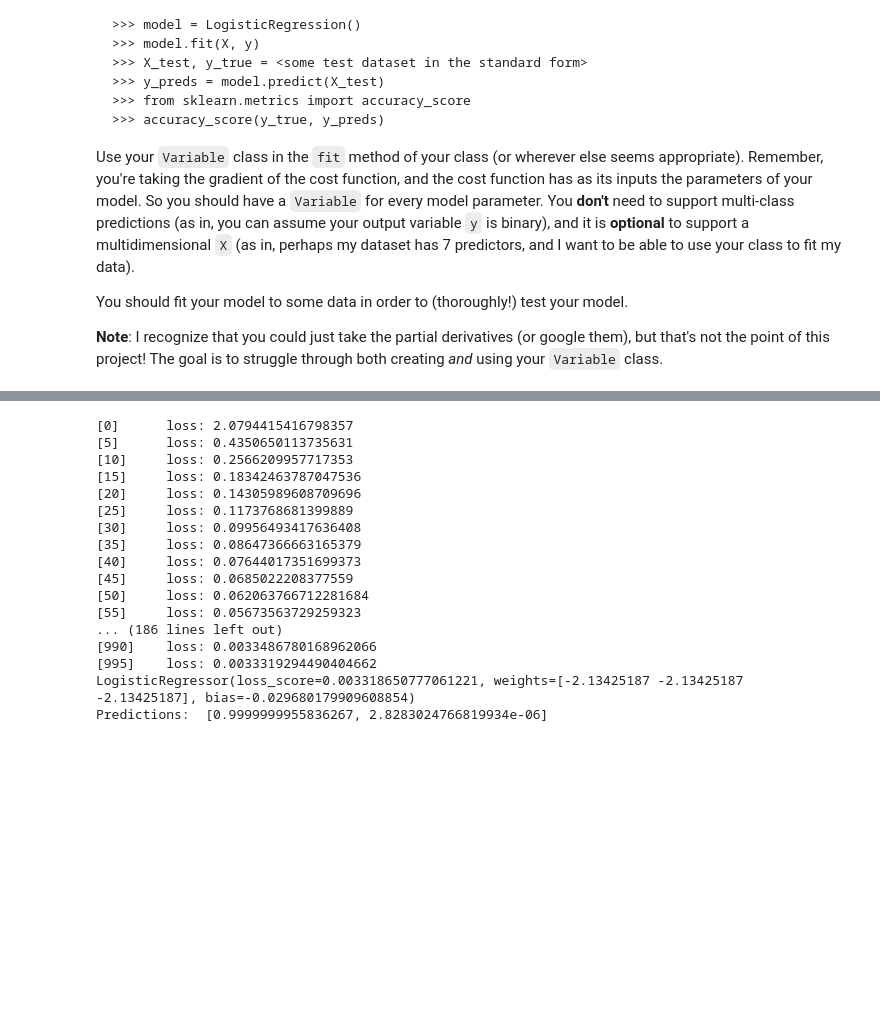
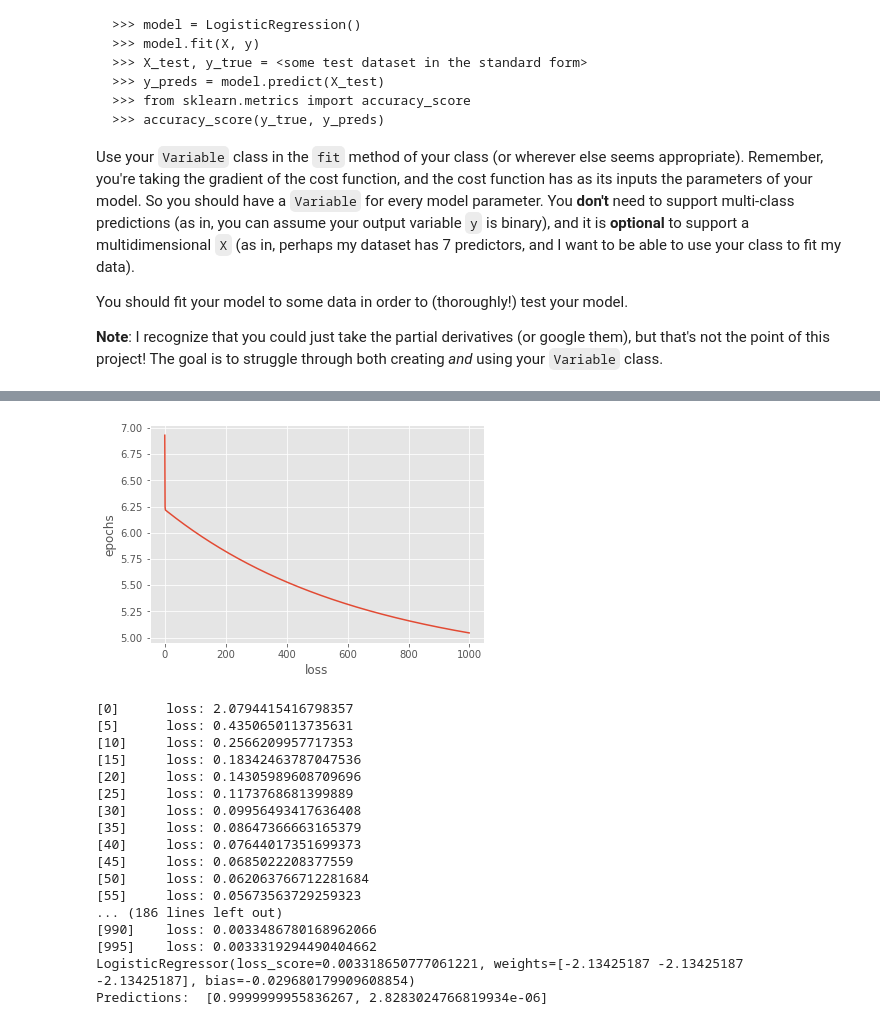
Before and after one commit to bharnav/CSC630-Machine-Learning, a Jupyter notebook: Gradients Project/project_gradients.ipynb, the cells around one changed output, grey strips where cells are left out. Saved outputs shown, nothing was run; the diff lists cells and outputs as text; code cells hidden in the pictures; blank space fills up the shorter version.

```diff
--- a/Gradients Project/project_gradients.ipynb
+++ b/Gradients Project/project_gradients.ipynb
@@ -451,7 +456,8 @@ from variable import Variable
 from sklearn.metrics import accuracy_score
 
 class LogisticRegression():
-    def __init__(self, learning_rate = 0.001, epochs = 10000, baseline = 0.01, verbose = False, early_stopping = False):
+    def __init__(self, learning_rate = 0.001, epochs = 1000, baseline = 0.01, verbose = False, early_stopping = False):
+        # defining our global variables
         self.lr = learning_rate
         self.verbose = verbose
         self.epochs = epochs
@@ -459,6 +465,7 @@ class LogisticRegression():
         self.baseline = baseline
         pass
 
+    # defining our sigmoid function so that we can make predictions
     def sigmoid(self, w, val, b, dims):
         act_func = []
         for i in range(dims):
@@ -466,6 +473,7 @@ class LogisticRegression():
             act_func.append((1 / (1 + Variable.exp((lin_comb) + b))))
         return act_func
 
+    # defining our loss function
     def loss_function(self, pred, true, dims):
         neg_avg = (0 - 1)
         return neg_avg * sum([true[i] * Variable.log(pred[i]) + (1 - true[i]) * Variable.log(1 - pred[i]) for i in range(dims)])
@@ -473,10 +481,13 @@ class LogisticRegression():
     def fit(self, X, y):
         m = np.shape(X)[0]
         n = np.shape(X)[1]
+        # defining our weights
         w = [Variable(name = i) for i in range(n)]
+        # defining our bias
         b = Variable(name = "bias")
         h = [(1 / (1 + Variable.exp(sum(np.array(w) * X[i]) + b))) for i in range(m)]
-#         h = self.sigmoid(w, X, b, m)
+        # h = self.sigmoid(w, X, b, m)
+        # defining the cost
         cost = (0 - 1) * sum([y[i] * Variable.log(h[i]) + (1 - y[i]) * Variable.log(1 - h[i]) for i in range(m)])
         # cost = self.loss_function(h, y, m)
         self.w_iter = np.zeros(n)
@@ -484,12 +495,16 @@ class LogisticRegression():
 
         self.cost_list = []
         iters = 0
+
+        # below we create a loop to update the loss, bias, and coefficient weights every epoch
         for wq in range(self.epochs):
             all_vars_coeffs = {i : self.w_iter[i] for i in range(n)}
             all_vars_coeffs.update({"bias" : self.b_iter})
             self.w_iter = self.w_iter - self.lr * cost.gradient(all_vars_coeffs)[0 : len(cost.gradient(all_vars_coeffs)) - 1]
             self.b_iter = self.b_iter - self.lr * cost.gradient(all_vars_coeffs)[-1]
             self.cost_list.append(cost.evaluate(all_vars_coeffs))
+
+            # printing out the training metrics every 5 epochs if verbose == True
             if self.verbose:
                 if wq <= 9 and wq%5 == 0:
                     print(f"[{wq}]     ", "loss:", self.cost_list[wq])
@@ -523,3 +538,18 @@ class LogisticRegression():
             else:
                 pred[i] = 0
         return accuracy_score(true, pred)
+# %%
+'''
+Let us first see how well our model can handle 1D data
+'''
+
+x_train = np.array([[2],[4],[6], [8], [15], [17], [32], [33], [35], [37]])
+y_train = np.array([1,1,1,1,0,0,1,0,0,0])
+
+x_test = np.array([[26],[32]])
+y_test = np.array([1,1])
+
+model = LogisticRegression(epochs = 1000, baseline = 0.001, verbose = True, early_stopping = False)
+model.fit(x_train, y_train)
+predictions = model.predict(x_test)
+print("Predictions: ", predictions)
@@ -526 +574,8 @@ class LogisticRegression():
+# %%
+plt.plot(model.cost_list)
+plt.xlabel("loss")
+plt.ylabel("epochs")
+plt.show()
+# %% [output]
+[figure, added]
 # %%
```
Also changed, not shown: parts of 3 cells of this notebook, 2 other files.
